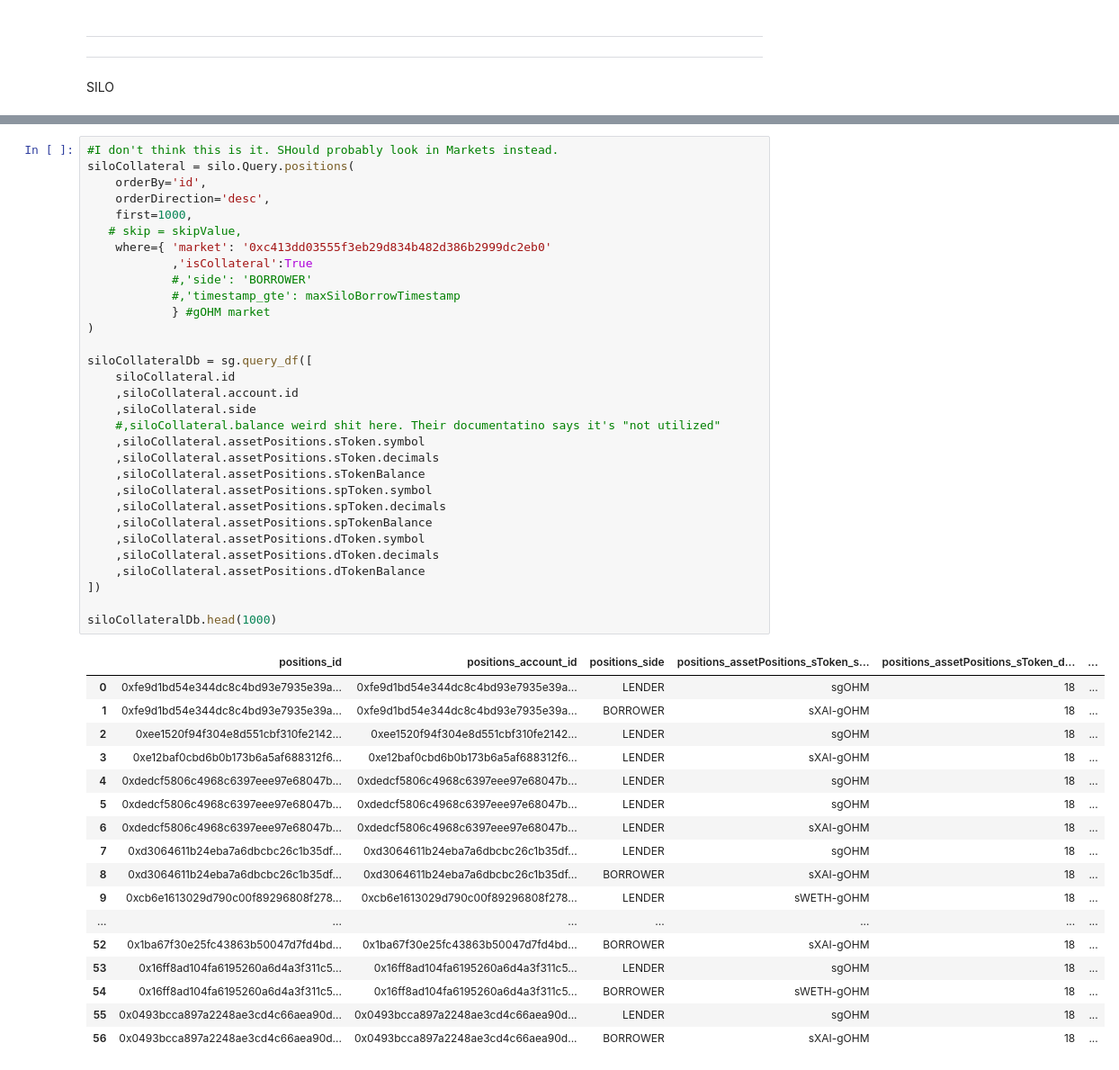
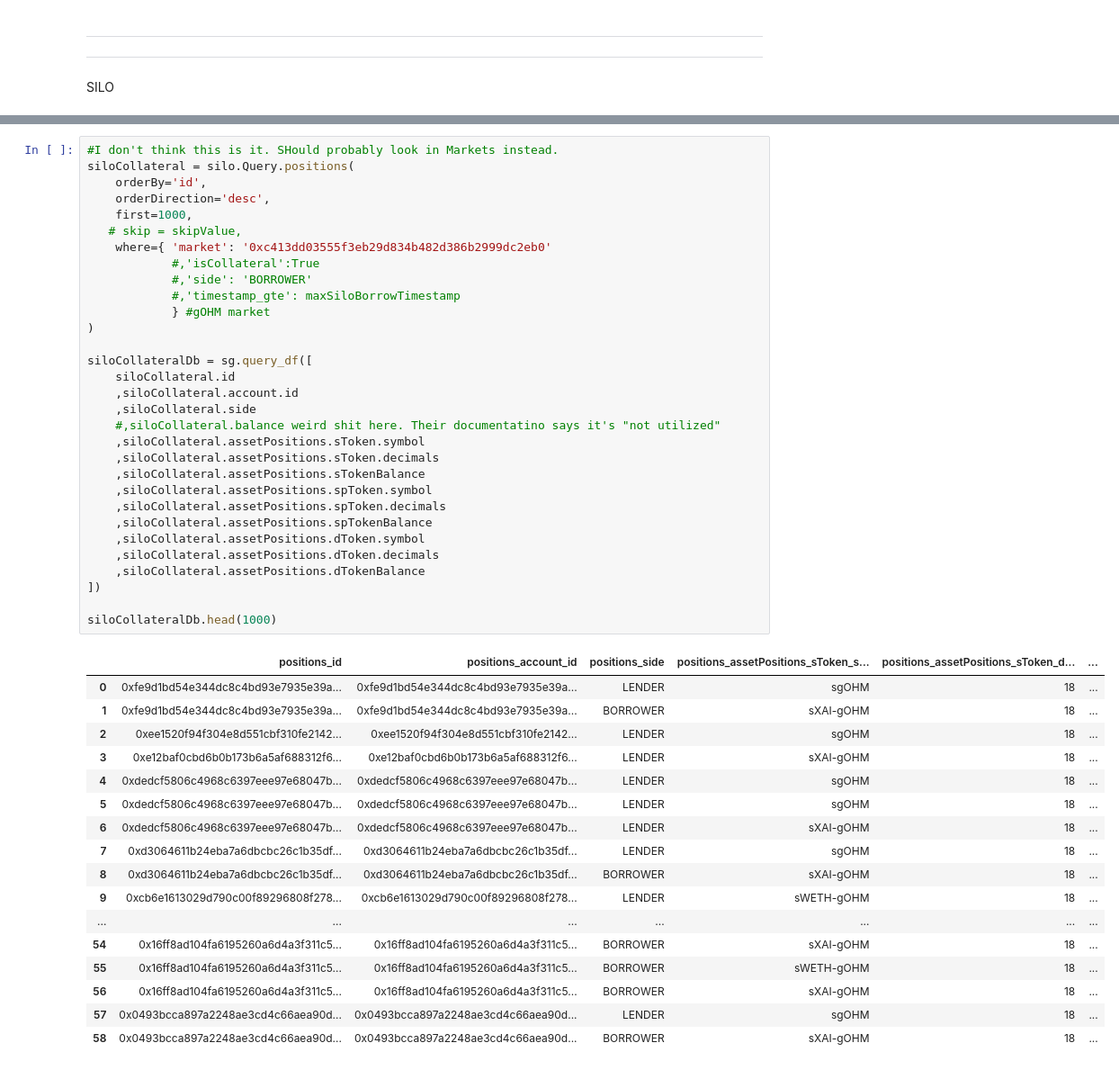
Before and after one commit to EdgeCaser/EconohmetricsOld, a Jupyter notebook: ohmFraxSiloVestaCollateral.ipynb, the cells around one changed output, grey strips where cells are left out. Shown at 90% size. Drawn from its saved outputs; the diff is of its cells as text.

```diff
--- a/ohmFraxSiloVestaCollateral.ipynb
+++ b/ohmFraxSiloVestaCollateral.ipynb
@@ -84,7 +73,7 @@ siloCollateral = silo.Query.positions(
     first=1000,
    # skip = skipValue,
     where={ 'market': '0xc413dd03555f3eb29d834b482d386b2999dc2eb0'
-            ,'isCollateral':True
+            #,'isCollateral':True
             #,'side': 'BORROWER'
             #,'timestamp_gte': maxSiloBorrowTimestamp
             } #gOHM market
@@ -93,35 +82,35 @@ siloCollateral = silo.Query.positions(
 siloCollateralDb = sg.query_df([
     siloCollateral.id
     ,siloCollateral.account.id
     ,siloCollateral.side
     #,siloCollateral.balance weird shit here. Their documentatino says it's "not utilized"
     ,siloCollateral.assetPositions.sToken.symbol
     ,siloCollateral.assetPositions.sToken.decimals
     ,siloCollateral.assetPositions.sTokenBalance
     ,siloCollateral.assetPositions.spToken.symbol
     ,siloCollateral.assetPositions.spToken.decimals
     ,siloCollateral.assetPositions.spTokenBalance
     ,siloCollateral.assetPositions.dToken.symbol
     ,siloCollateral.assetPositions.dToken.decimals
     ,siloCollateral.assetPositions.dTokenBalance
 ])
 
 siloCollateralDb.head(1000)
 # %% [output]
 |  | positions_id | positions_account_id | positions_side | positions_assetPositions_sToken_s... | positions_assetPositions_sToken_d... | ... |
 | 0 | 0xfe9d1bd54e344dc8c4bd93e7935e39a... | 0xfe9d1bd54e344dc8c4bd93e7935e39a... | LENDER | sgOHM | 18 | ... |
 | 1 | 0xfe9d1bd54e344dc8c4bd93e7935e39a... | 0xfe9d1bd54e344dc8c4bd93e7935e39a... | BORROWER | sXAI-gOHM | 18 | ... |
 | 2 | 0xee1520f94f304e8d551cbf310fe2142... | 0xee1520f94f304e8d551cbf310fe2142... | LENDER | sgOHM | 18 | ... |
 | 3 | 0xe12baf0cbd6b0b173b6a5af688312f6... | 0xe12baf0cbd6b0b173b6a5af688312f6... | LENDER | sXAI-gOHM | 18 | ... |
 | 4 | 0xdedcf5806c4968c6397eee97e68047b... | 0xdedcf5806c4968c6397eee97e68047b... | LENDER | sgOHM | 18 | ... |
 | 5 | 0xdedcf5806c4968c6397eee97e68047b... | 0xdedcf5806c4968c6397eee97e68047b... | LENDER | sgOHM | 18 | ... |
 | 6 | 0xdedcf5806c4968c6397eee97e68047b... | 0xdedcf5806c4968c6397eee97e68047b... | LENDER | sXAI-gOHM | 18 | ... |
 | 7 | 0xd3064611b24eba7a6dbcbc26c1b35df... | 0xd3064611b24eba7a6dbcbc26c1b35df... | LENDER | sgOHM | 18 | ... |
 | 8 | 0xd3064611b24eba7a6dbcbc26c1b35df... | 0xd3064611b24eba7a6dbcbc26c1b35df... | BORROWER | sXAI-gOHM | 18 | ... |
 | 9 | 0xcb6e1613029d790c00f89296808f278... | 0xcb6e1613029d790c00f89296808f278... | LENDER | sWETH-gOHM | 18 | ... |
 | ... | ... | ... | ... | ... | ... | ... |
-| 52 | 0x1ba67f30e25fc43863b50047d7fd4bd... | 0x1ba67f30e25fc43863b50047d7fd4bd... | BORROWER | sXAI-gOHM | 18 | ... |
-| 53 | 0x16ff8ad104fa6195260a6d4a3f311c5... | 0x16ff8ad104fa6195260a6d4a3f311c5... | LENDER | sgOHM | 18 | ... |
-| 54 | 0x16ff8ad104fa6195260a6d4a3f311c5... | 0x16ff8ad104fa6195260a6d4a3f311c5... | BORROWER | sWETH-gOHM | 18 | ... |
-| 55 | 0x0493bcca897a2248ae3cd4c66aea90d... | 0x0493bcca897a2248ae3cd4c66aea90d... | LENDER | sgOHM | 18 | ... |
-| 56 | 0x0493bcca897a2248ae3cd4c66aea90d... | 0x0493bcca897a2248ae3cd4c66aea90d... | BORROWER | sXAI-gOHM | 18 | ... |
+| 54 | 0x16ff8ad104fa6195260a6d4a3f311c5... | 0x16ff8ad104fa6195260a6d4a3f311c5... | BORROWER | sXAI-gOHM | 18 | ... |
+| 55 | 0x16ff8ad104fa6195260a6d4a3f311c5... | 0x16ff8ad104fa6195260a6d4a3f311c5... | BORROWER | sWETH-gOHM | 18 | ... |
+| 56 | 0x16ff8ad104fa6195260a6d4a3f311c5... | 0x16ff8ad104fa6195260a6d4a3f311c5... | BORROWER | sXAI-gOHM | 18 | ... |
+| 57 | 0x0493bcca897a2248ae3cd4c66aea90d... | 0x0493bcca897a2248ae3cd4c66aea90d... | LENDER | sgOHM | 18 | ... |
+| 58 | 0x0493bcca897a2248ae3cd4c66aea90d... | 0x0493bcca897a2248ae3cd4c66aea90d... | BORROWER | sXAI-gOHM | 18 | ... |
```
Also changed, not shown: parts of 2 cells of this notebook.
